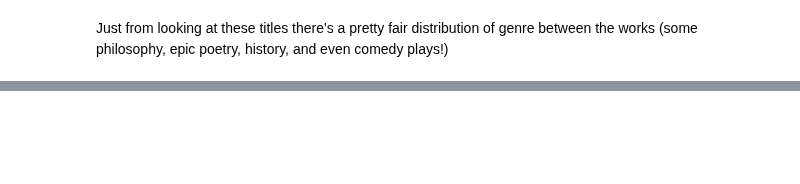
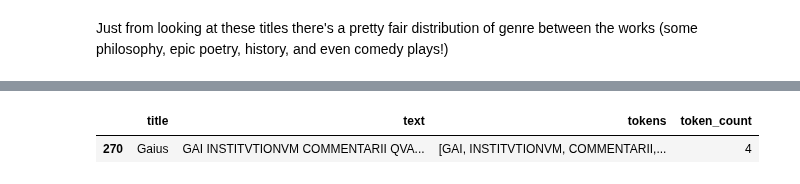
Before and after one commit to Data-Science-for-Linguists-2021/Latin-Vocabulary-Analysis, a Jupyter notebook: AnalysisCode.ipynb, the cells around one changed output, grey strips where cells are left out. Cells and saved outputs as stored; diff of their text form; code cells hidden in the pictures; blank space fills up the shorter version.

```diff
--- a/AnalysisCode.ipynb
+++ b/AnalysisCode.ipynb
@@ -103,0 +124,5 @@ Just from looking at these titles there's a pretty fair distribution of genre be
+# %%
+latlib_df[latlib_df.title=='Gaius']
+# %% [output]
+|  | title | text | tokens | token_count |
+| 270 | Gaius | GAI INSTITVTIONVM COMMENTARII QVA... | [GAI, INSTITVTIONVM, COMMENTARII,... | 4 |
```
Also changed, not shown: parts of 3 cells of this notebook, 1 other file.
